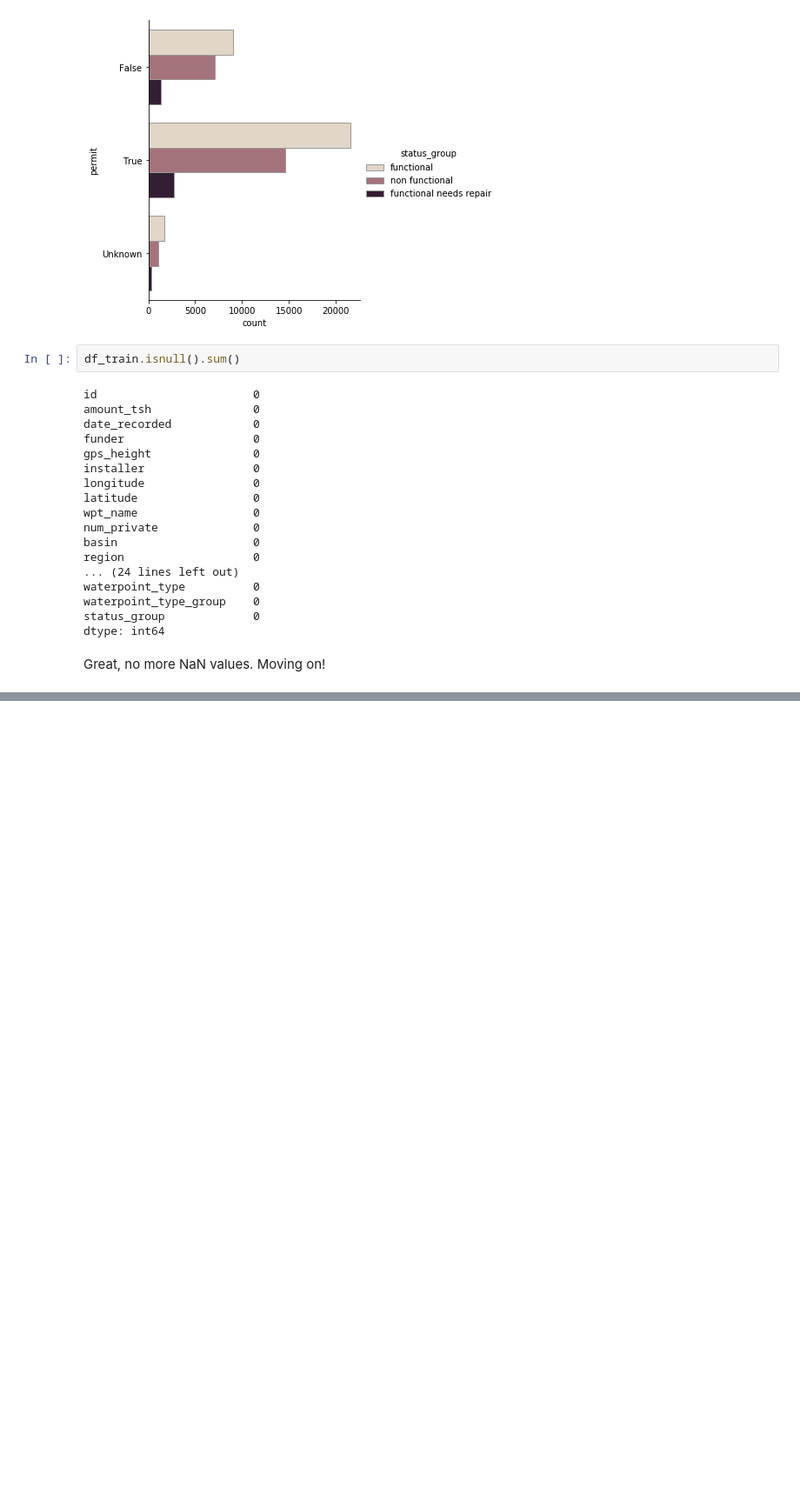
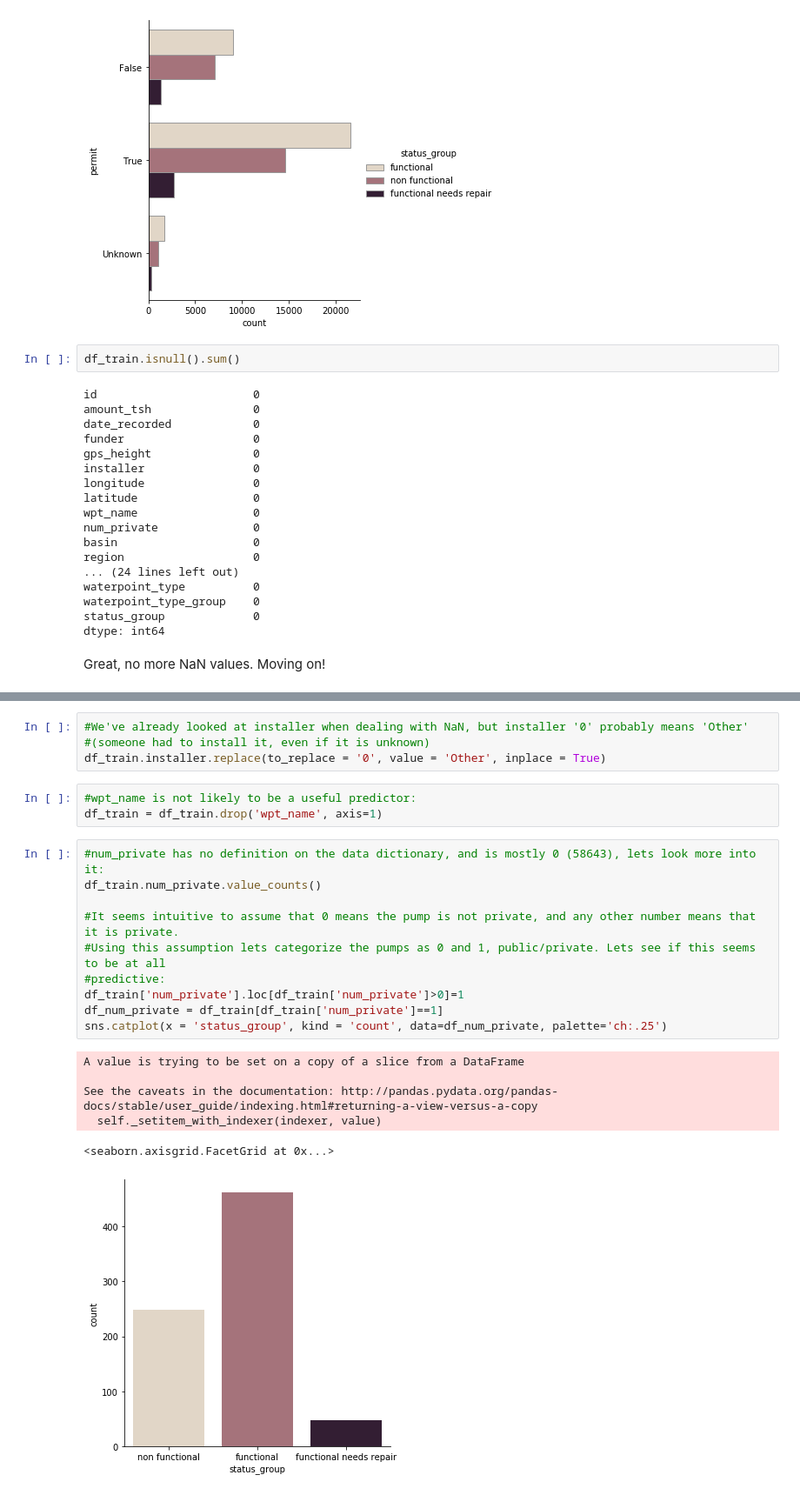
Before and after one commit to akashrama/tanzania_water_predictor, a Jupyter notebook: notebooks/exploratory/Brent/Eda_cleaning.ipynb, the cells around one changed output, grey strips where cells are left out. Shown at 87% size. Saved outputs shown, nothing was run; the diff lists cells and outputs as text; blank space fills up the shorter version.

```diff
--- a/notebooks/exploratory/Brent/Eda_cleaning.ipynb
+++ b/notebooks/exploratory/Brent/Eda_cleaning.ipynb
@@ -431,0 +499,24 @@ Great, no more NaN values. Moving on!
+# %%
+#We've already looked at installer when dealing with NaN, but installer '0' probably means 'Other'
+#(someone had to install it, even if it is unknown)
+df_train.installer.replace(to_replace = '0', value = 'Other', inplace = True)
+# %%
+#wpt_name is not likely to be a useful predictor:
+df_train = df_train.drop('wpt_name', axis=1)
+# %%
+#num_private has no definition on the data dictionary, and is mostly 0 (58643), lets look more into it:
+df_train.num_private.value_counts()
+
+#It seems intuitive to assume that 0 means the pump is not private, and any other number means that it is private.
+#Using this assumption lets categorize the pumps as 0 and 1, public/private. Lets see if this seems to be at all
+#predictive:
+df_train['num_private'].loc[df_train['num_private']>0]=1
+df_num_private = df_train[df_train['num_private']==1]
+sns.catplot(x = 'status_group', kind = 'count', data=df_num_private, palette='ch:.25')
+# %% [output]
+A value is trying to be set on a copy of a slice from a DataFrame
+
+See the caveats in the documentation: http://pandas.pydata.org/pandas-docs/stable/user_guide/indexing.html#returning-a-view-versus-a-copy
+  self._setitem_with_indexer(indexer, value)
+<seaborn.axisgrid.FacetGrid at 0x...>
+[figure, added]
```
Also changed, not shown: parts of 26 cells of this notebook, 2 other files.
